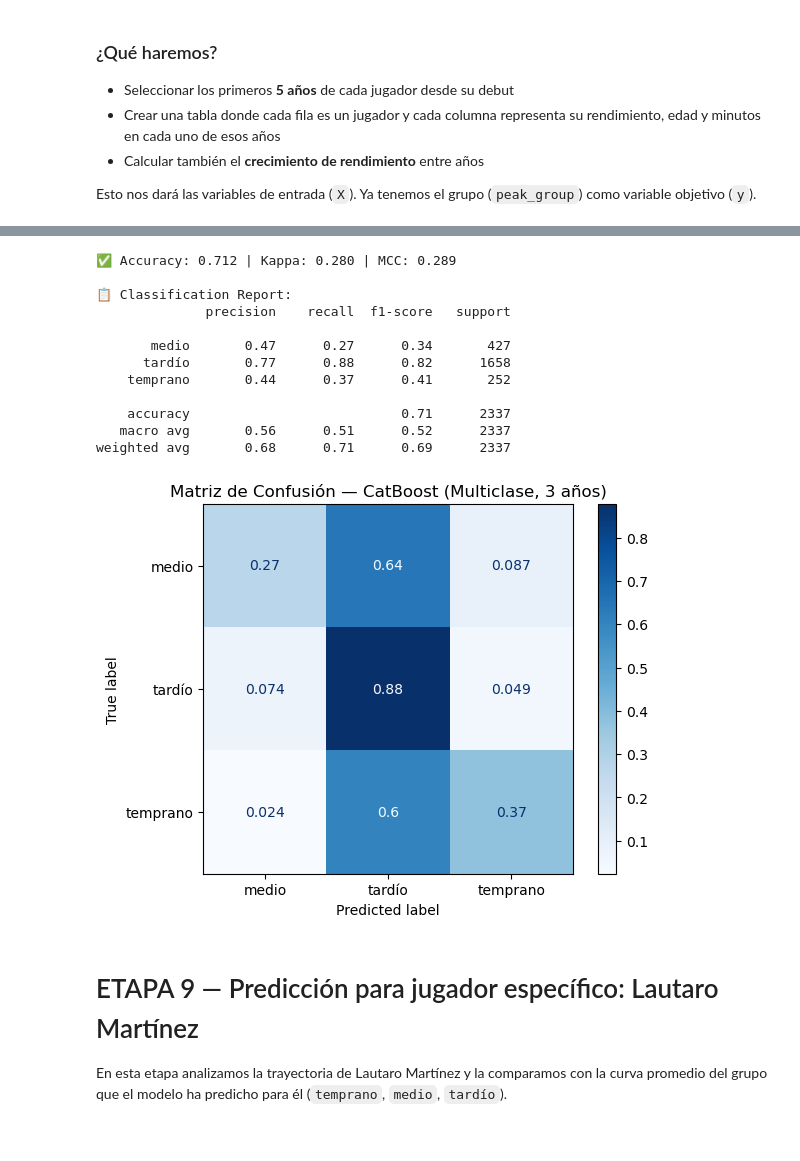
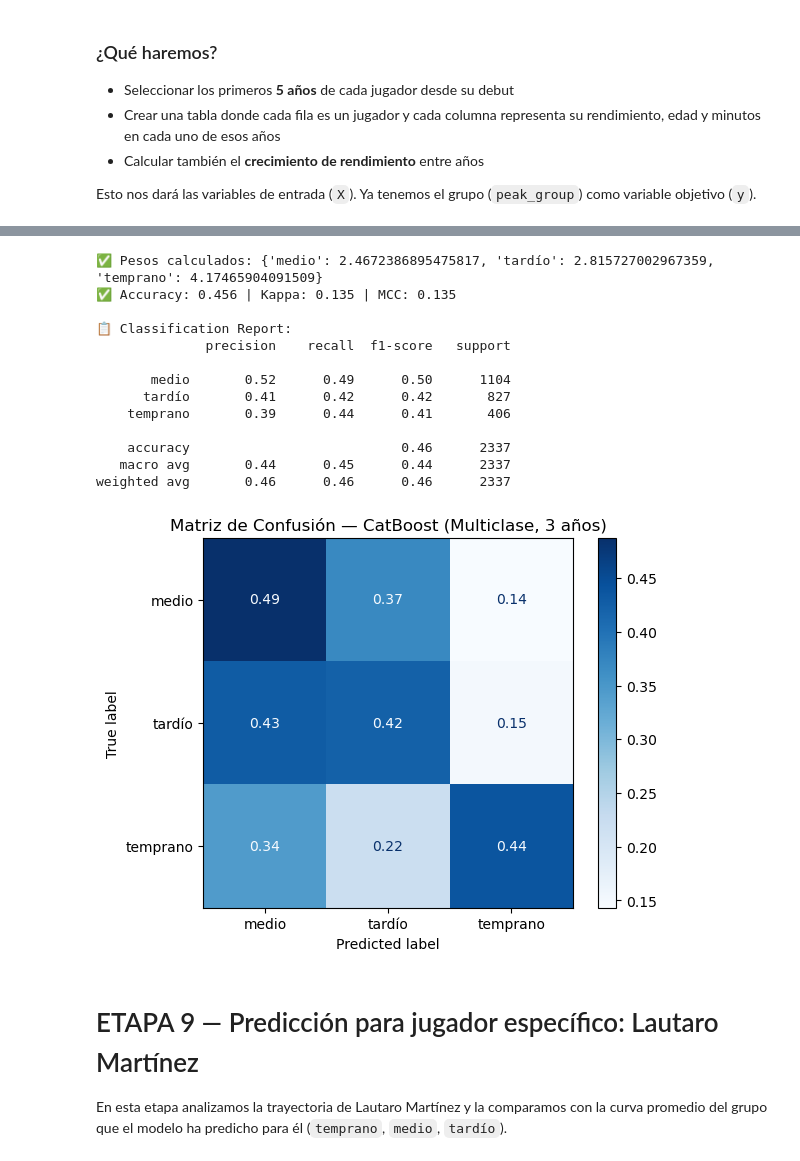
Before and after one commit to JuanmaCM7/Futpeak, a Jupyter notebook: notebooks/modelo_catboost_multiclase_tres_clases.ipynb, the cells around one changed output, grey strips where cells are left out. Saved outputs shown, nothing was run; the diff lists cells and outputs as text; code cells hidden in the pictures.

Commit message:
Creación de modelo más realista con LightGBM

```diff
--- a/notebooks/modelo_catboost_multiclase_tres_clases.ipynb
+++ b/notebooks/modelo_catboost_multiclase_tres_clases.ipynb
@@ -274,9 +274,9 @@ career_with_peak = career_df.merge(
 
 # Clasificar el tipo de carrera según el año de pico
 def assign_peak_group(y):
-    if y <= 2:
+    if y <= 3:
         return 'temprano'
-    elif y <= 4:
+    elif y <= 7:
         return 'medio'
     else:
         return 'tardío'
@@ -366,46 +441,62 @@ from sklearn.metrics import (
 )
 import matplotlib.pyplot as plt
 
+from collections import Counter
+
+# Calcular distribución de clases
+class_counts = Counter(y_train)
+total = sum(class_counts.values())
+
+# Calcular pesos inversos
+class_weights_dict = {cls: total / count for cls, count in class_counts.items()}
+print("✅ Pesos calculados:", class_weights_dict)
+
+# Convertir a lista en orden correspondiente
+classes = sorted(class_counts)  # asegúrate de mantener el orden correcto
+class_weights = [class_weights_dict[cls] for cls in classes]
+
 # Entrenar el modelo
-cat_model = CatBoostClassifier(verbose=0, random_state=42)
+cat_model = CatBoostClassifier(verbose=0, random_state=42, class_weights=class_weights)
+
 cat_model.fit(X_train, y_train)
 
 # Predicción
 y_pred = cat_model.predict(X_test)
 
 # Evaluación
 acc = accuracy_score(y_test, y_pred)
 kappa = cohen_kappa_score(y_test, y_pred)
 mcc = matthews_corrcoef(y_test, y_pred)
 
 print(f"✅ Accuracy: {acc:.3f} | Kappa: {kappa:.3f} | MCC: {mcc:.3f}")
 print("\n📋 Classification Report:")
 print(classification_report(y_test, y_pred))
 
 # Matriz de confusión
 ConfusionMatrixDisplay.from_predictions(
     y_test, y_pred,
     display_labels=cat_model.classes_,
     cmap='Blues',
     normalize='true'
 )
 plt.title("Matriz de Confusión — CatBoost (Multiclase, 3 años)")
 plt.grid(False)
 plt.show()
 # %% [output]
-✅ Accuracy: 0.712 | Kappa: 0.280 | MCC: 0.289
+✅ Pesos calculados: {'medio': 2.4672386895475817, 'tardío': 2.815727002967359, 'temprano': 4.17465904091509}
+✅ Accuracy: 0.456 | Kappa: 0.135 | MCC: 0.135
 
 📋 Classification Report:
               precision    recall  f1-score   support
 
-       medio       0.47      0.27      0.34       427
-      tardío       0.77      0.88      0.82      1658
-    temprano       0.44      0.37      0.41       252
+       medio       0.52      0.49      0.50      1104
+      tardío       0.41      0.42      0.42       827
+    temprano       0.39      0.44      0.41       406
 
-    accuracy                           0.71      2337
-   macro avg       0.56      0.51      0.52      2337
-weighted avg       0.68      0.71      0.69      2337
+    accuracy                           0.46      2337
+   macro avg       0.44      0.45      0.44      2337
+weighted avg       0.46      0.46      0.46      2337
-[figure, old version]
+[figure, new version]
 # %%
 import os
 
```
Also changed, not shown: parts of 3 cells of this notebook, 9 other files.
